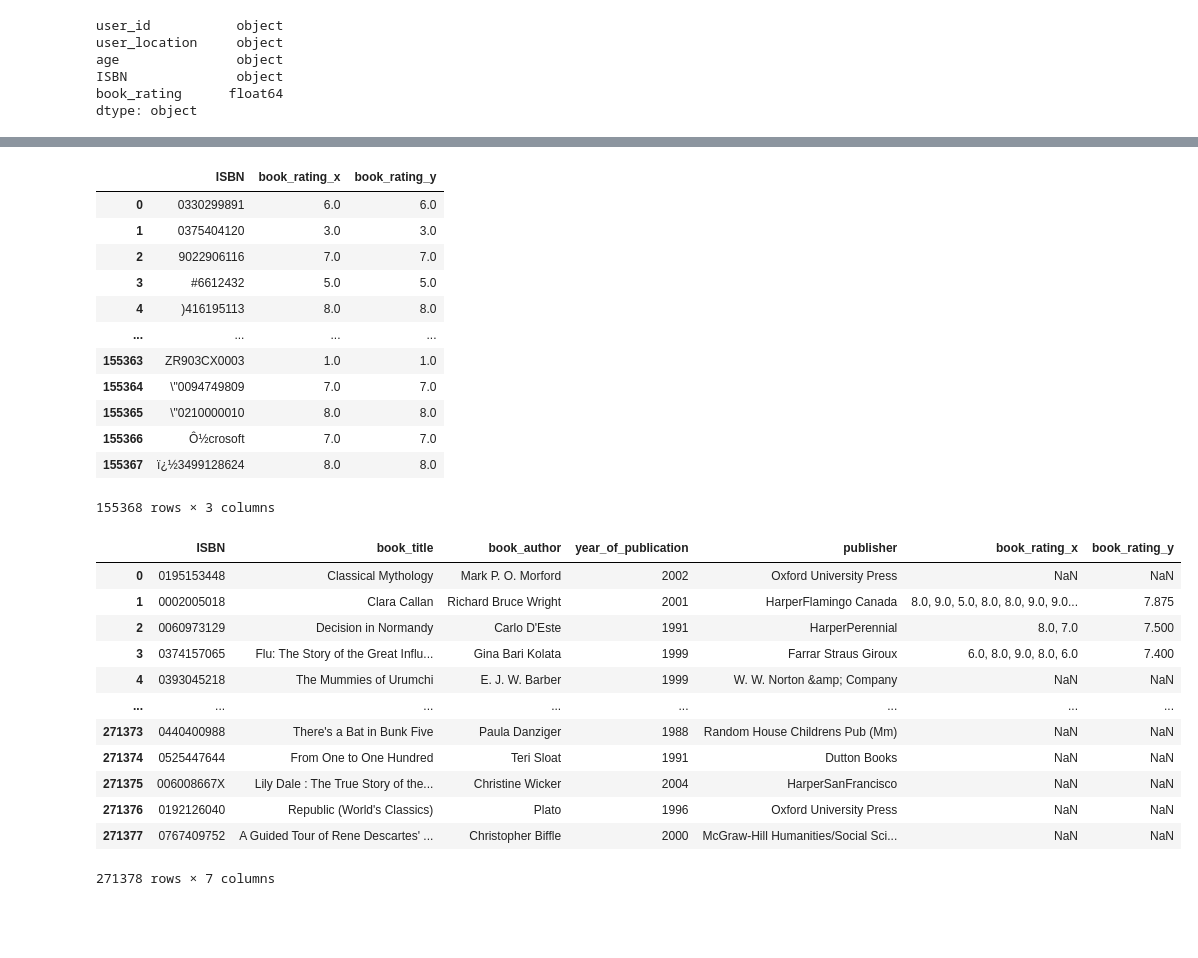
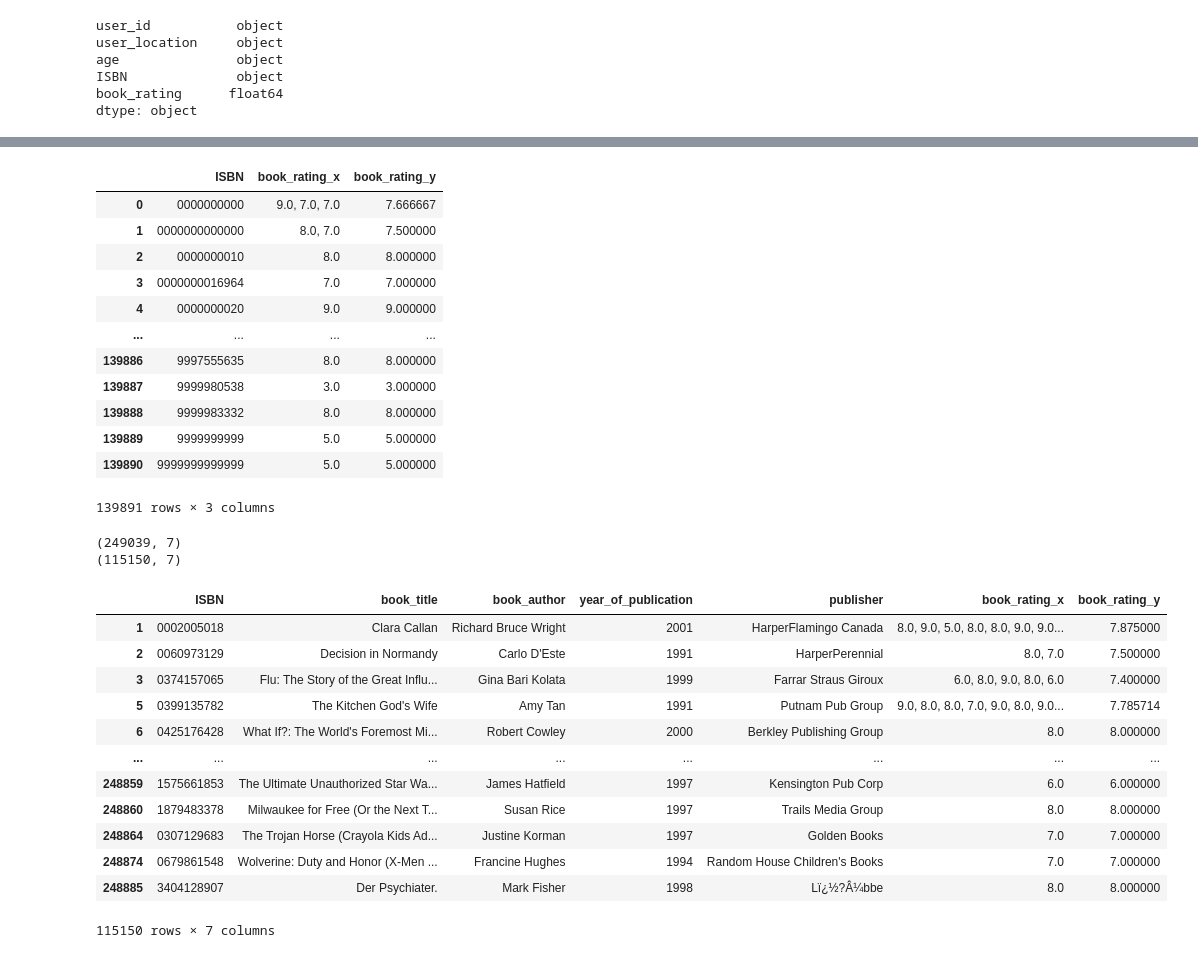
Before and after one commit to cekalovaadela/Book_recommendations, a Jupyter notebook: books_recommendations.ipynb, the cells around one changed output, grey strips where cells are left out. Cells and saved outputs as stored; diff of their text form; code cells hidden in the pictures; blank space fills up the shorter version.

```diff
--- a/books_recommendations.ipynb
+++ b/books_recommendations.ipynb
@@ -85,0 +49,15 @@ dtype: object
+# %%
+# Dropping incorrect ISBN format in books df
+print(books.shape)
+books['correct_ISBN'] = books['ISBN'].str.isnumeric()
+print(books['correct_ISBN'].value_counts())
+books.drop(books[books['correct_ISBN'] == False].index, inplace=True)
+books.drop(['correct_ISBN'], axis=1, inplace=True)
+print(books.shape)
+
+books['correct_len'] = (books['ISBN'].str.len() == 10) | (books['ISBN'].str.len() == 13)
+books.drop(books[books['correct_len'] == False].index, inplace=True)
+books.drop(['correct_len'], axis=1, inplace=True)
+print(books.shape)
+
+books
@@ -85,0 +84,15 @@ dtype: object
+# %%
+# Checking a correct ISBN format in user_ratings df
+print(user_ratings.shape)
+user_ratings['correct_ISBN'] = user_ratings['ISBN'].str.isnumeric()
+print(user_ratings['correct_ISBN'].value_counts())
+user_ratings.drop(user_ratings[user_ratings['correct_ISBN'] == False].index, inplace=True)
+user_ratings.drop(['correct_ISBN'], axis=1, inplace=True)
+print(user_ratings.shape)
+
+user_ratings['correct_len'] = (user_ratings['ISBN'].str.len() == 10) | (user_ratings['ISBN'].str.len() == 13)
+user_ratings.drop(user_ratings[user_ratings['correct_len'] == False].index, inplace=True)
+user_ratings.drop(['correct_len'], axis=1, inplace=True)
+print(user_ratings.shape)
+
+user_ratings
@@ -173,15 +180,15 @@ grouped_rating = grouped_rating.merge(avg_rating, on='ISBN', how='left')
 grouped_rating
 # %% [output]
 |  | ISBN | book_rating_x | book_rating_y |
-| 0 | 0330299891 | 6.0 | 6.0 |
-| 1 | 0375404120 | 3.0 | 3.0 |
-| 2 | 9022906116 | 7.0 | 7.0 |
-| 3 | #6612432 | 5.0 | 5.0 |
-| 4 | )416195113 | 8.0 | 8.0 |
+| 0 | 0000000000 | 9.0, 7.0, 7.0 | 7.666667 |
+| 1 | 0000000000000 | 8.0, 7.0 | 7.500000 |
+| 2 | 0000000010 | 8.0 | 8.000000 |
+| 3 | 0000000016964 | 7.0 | 7.000000 |
+| 4 | 0000000020 | 9.0 | 9.000000 |
 | ... | ... | ... | ... |
-| 155363 | ZR903CX0003 | 1.0 | 1.0 |
-| 155364 | \"0094749809 | 7.0 | 7.0 |
-| 155365 | \"0210000010 | 8.0 | 8.0 |
-| 155366 | Ô½crosoft | 7.0 | 7.0 |
-| 155367 | ï¿½3499128624 | 8.0 | 8.0 |
+| 139886 | 9997555635 | 8.0 | 8.000000 |
+| 139887 | 9999980538 | 3.0 | 3.000000 |
+| 139888 | 9999983332 | 8.0 | 8.000000 |
+| 139889 | 9999999999 | 5.0 | 5.000000 |
+| 139890 | 9999999999999 | 5.0 | 5.000000 |
-155368 rows × 3 columns
+139891 rows × 3 columns
@@ -193,20 +195,26 @@ grouped_rating
 # %%
 books = books.merge(grouped_rating, on='ISBN', how='left')
+print(books.shape)
+books = books[books['book_rating_x'].notnull()]
+print(books.shape)
+
 books
 # %% [output]
+(249039, 7)
+(115150, 7)
 |  | ISBN | book_title | book_author | year_of_publication | publisher | book_rating_x | book_rating_y |
-| 0 | 0195153448 | Classical Mythology | Mark P. O. Morford | 2002 | Oxford University Press | NaN | NaN |
-| 1 | 0002005018 | Clara Callan | Richard Bruce Wright | 2001 | HarperFlamingo Canada | 8.0, 9.0, 5.0, 8.0, 8.0, 9.0, 9.0... | 7.875 |
-| 2 | 0060973129 | Decision in Normandy | Carlo D'Este | 1991 | HarperPerennial | 8.0, 7.0 | 7.500 |
-| 3 | 0374157065 | Flu: The Story of the Great Influ... | Gina Bari Kolata | 1999 | Farrar Straus Giroux | 6.0, 8.0, 9.0, 8.0, 6.0 | 7.400 |
-| 4 | 0393045218 | The Mummies of Urumchi | E. J. W. Barber | 1999 | W. W. Norton &amp; Company | NaN | NaN |
+| 1 | 0002005018 | Clara Callan | Richard Bruce Wright | 2001 | HarperFlamingo Canada | 8.0, 9.0, 5.0, 8.0, 8.0, 9.0, 9.0... | 7.875000 |
+| 2 | 0060973129 | Decision in Normandy | Carlo D'Este | 1991 | HarperPerennial | 8.0, 7.0 | 7.500000 |
+| 3 | 0374157065 | Flu: The Story of the Great Influ... | Gina Bari Kolata | 1999 | Farrar Straus Giroux | 6.0, 8.0, 9.0, 8.0, 6.0 | 7.400000 |
+| 5 | 0399135782 | The Kitchen God's Wife | Amy Tan | 1991 | Putnam Pub Group | 9.0, 8.0, 8.0, 7.0, 9.0, 8.0, 9.0... | 7.785714 |
+| 6 | 0425176428 | What If?: The World's Foremost Mi... | Robert Cowley | 2000 | Berkley Publishing Group | 8.0 | 8.000000 |
 | ... | ... | ... | ... | ... | ... | ... | ... |
-| 271373 | 0440400988 | There's a Bat in Bunk Five | Paula Danziger | 1988 | Random House Childrens Pub (Mm) | NaN | NaN |
-| 271374 | 0525447644 | From One to One Hundred | Teri Sloat | 1991 | Dutton Books | NaN | NaN |
-| 271375 | 006008667X | Lily Dale : The True Story of the... | Christine Wicker | 2004 | HarperSanFrancisco | NaN | NaN |
-| 271376 | 0192126040 | Republic (World's Classics) | Plato | 1996 | Oxford University Press | NaN | NaN |
-| 271377 | 0767409752 | A Guided Tour of Rene Descartes' ... | Christopher Biffle | 2000 | McGraw-Hill Humanities/Social Sci... | NaN | NaN |
+| 248859 | 1575661853 | The Ultimate Unauthorized Star Wa... | James Hatfield | 1997 | Kensington Pub Corp | 6.0 | 6.000000 |
+| 248860 | 1879483378 | Milwaukee for Free (Or the Next T... | Susan Rice | 1997 | Trails Media Group | 8.0 | 8.000000 |
+| 248864 | 0307129683 | The Trojan Horse (Crayola Kids Ad... | Justine Korman | 1997 | Golden Books | 7.0 | 7.000000 |
+| 248874 | 0679861548 | Wolverine: Duty and Honor (X-Men ... | Francine Hughes | 1994 | Random House Children's Books | 7.0 | 7.000000 |
+| 248885 | 3404128907 | Der Psychiater. | Mark Fisher | 1998 | Lï¿½?Â¼bbe | 8.0 | 8.000000 |
-271378 rows × 7 columns
+115150 rows × 7 columns
 # %%
 # Creating a new column 'tag' that contains: title, author, year of publication, and publisher
 books = books.astype(str)
```
Also changed, not shown: parts of 27 cells of this notebook, 5 other files.
